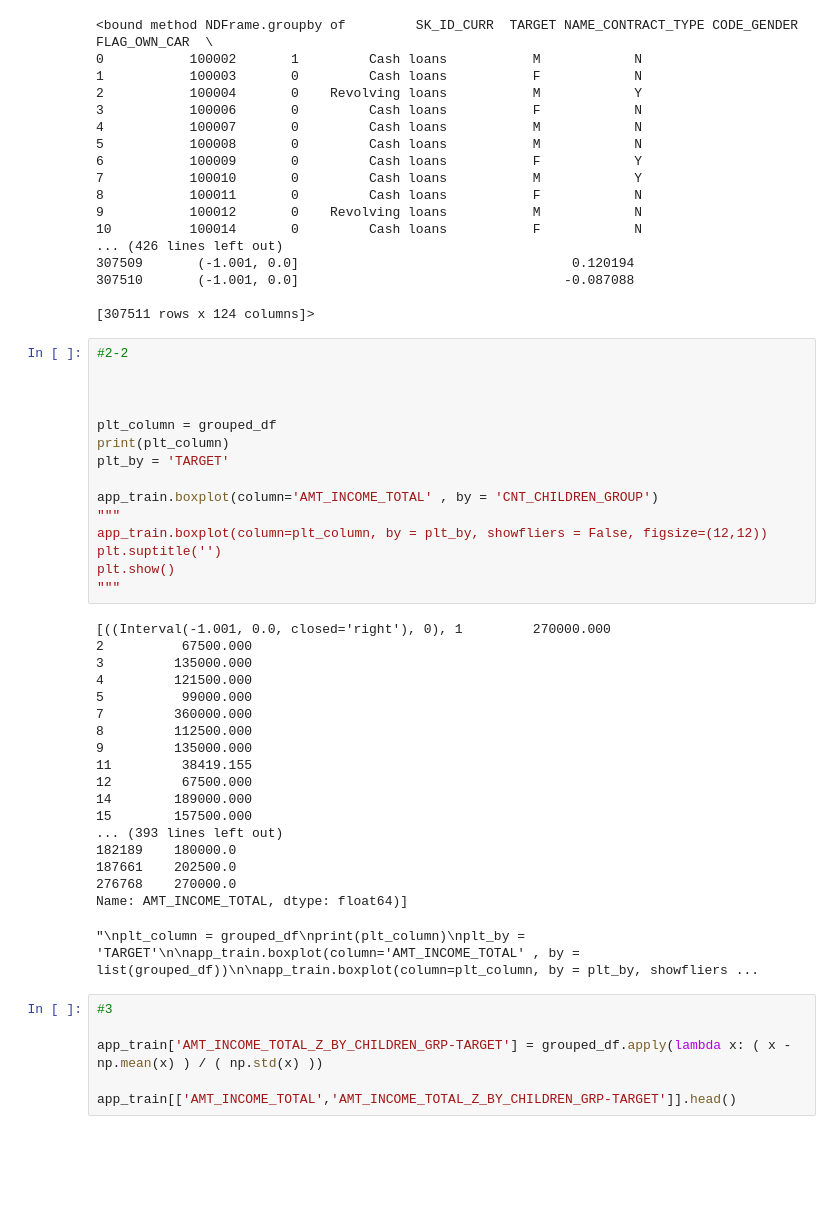
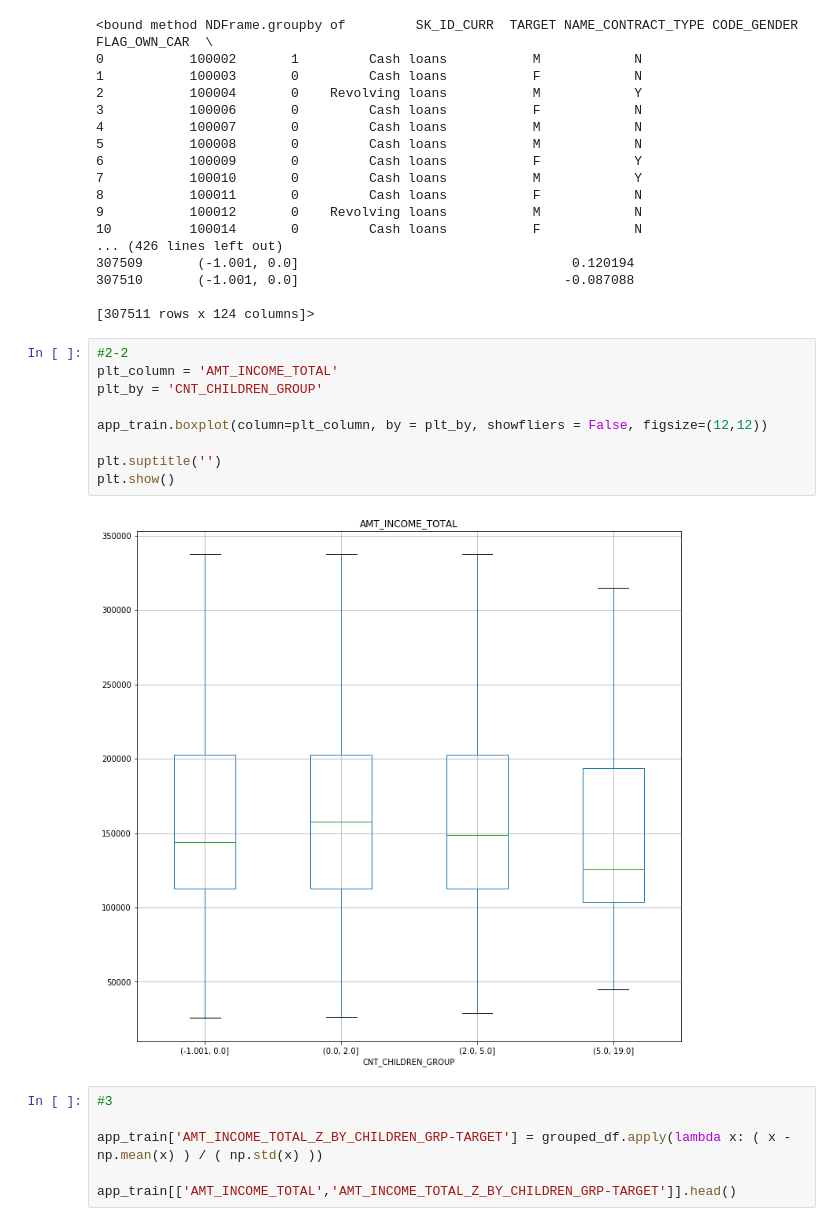
Before and after one commit to caseykcchang/2nd-ML100Days, a Jupyter notebook: homework/D8/Day_008_HW.ipynb, the cells around one changed output. Cells and saved outputs as stored; diff of their text form; blank space fills up the shorter version.

```diff
--- a/homework/D8/Day_008_HW.ipynb
+++ b/homework/D8/Day_008_HW.ipynb
@@ -105,38 +105,15 @@ app_train.groupby
 [307511 rows x 124 columns]>
 # %%
 #2-2
+plt_column = 'AMT_INCOME_TOTAL'
+plt_by = 'CNT_CHILDREN_GROUP'
 
+app_train.boxplot(column=plt_column, by = plt_by, showfliers = False, figsize=(12,12))
 
-
-plt_column = grouped_df
-print(plt_column)
-plt_by = 'TARGET'
-
-app_train.boxplot(column='AMT_INCOME_TOTAL' , by = 'CNT_CHILDREN_GROUP')
-"""
-app_train.boxplot(column=plt_column, by = plt_by, showfliers = False, figsize=(12,12))
 plt.suptitle('')
 plt.show()
-"""
 # %% [output]
-[((Interval(-1.001, 0.0, closed='right'), 0), 1         270000.000
-2          67500.000
-3         135000.000
-4         121500.000
-5          99000.000
-7         360000.000
-8         112500.000
-9         135000.000
-11         38419.155
-12         67500.000
-14        189000.000
-15        157500.000
-... (393 lines left out)
-182189    180000.0
-187661    202500.0
-276768    270000.0
-Name: AMT_INCOME_TOTAL, dtype: float64)]
-"\nplt_column = grouped_df\nprint(plt_column)\nplt_by = 'TARGET'\n\napp_train.boxplot(column='AMT_INCOME_TOTAL' , by = list(grouped_df))\n\napp_train.boxplot(column=plt_column, by = plt_by, showfliers ...
+[figure, added]
 # %%
 #3
 
```
